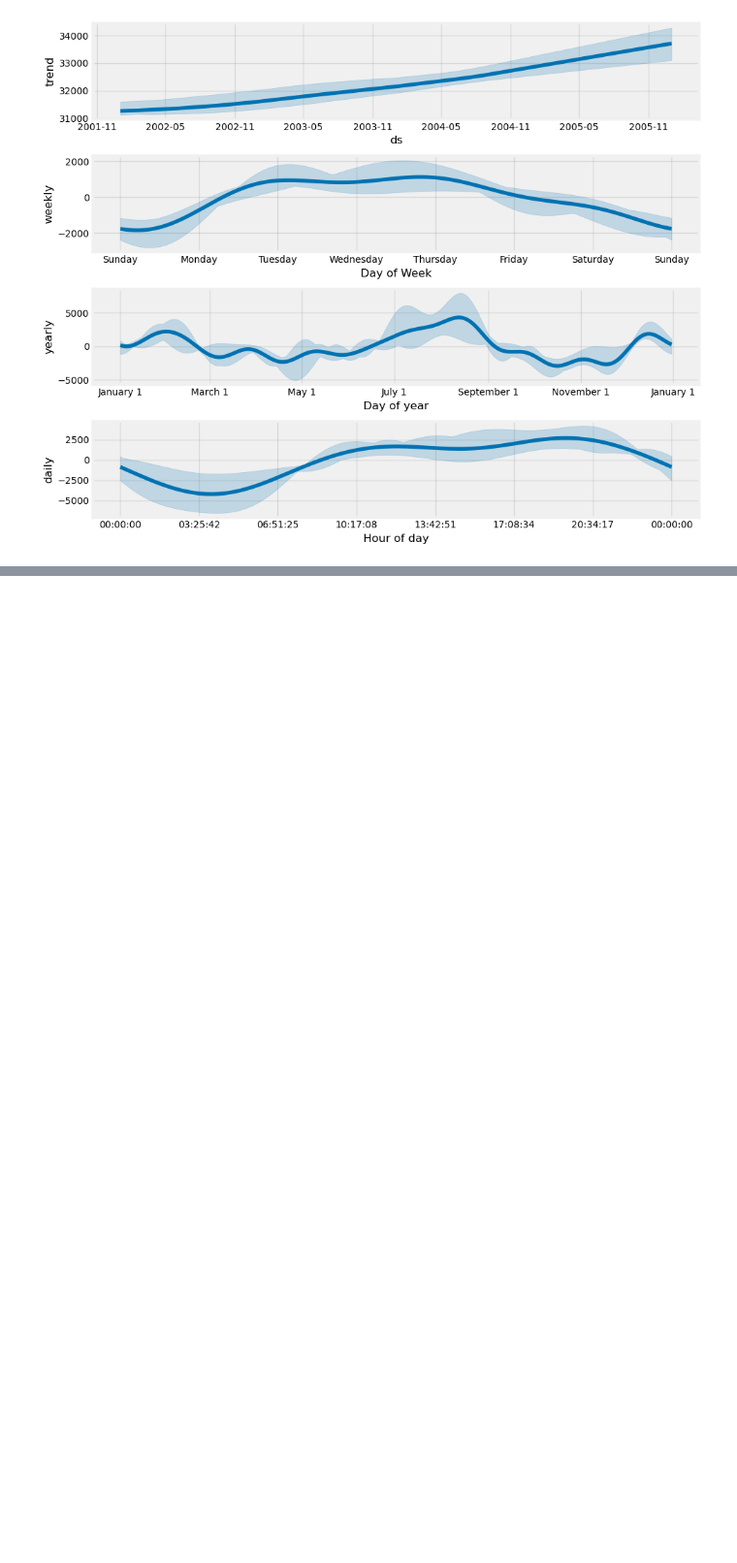
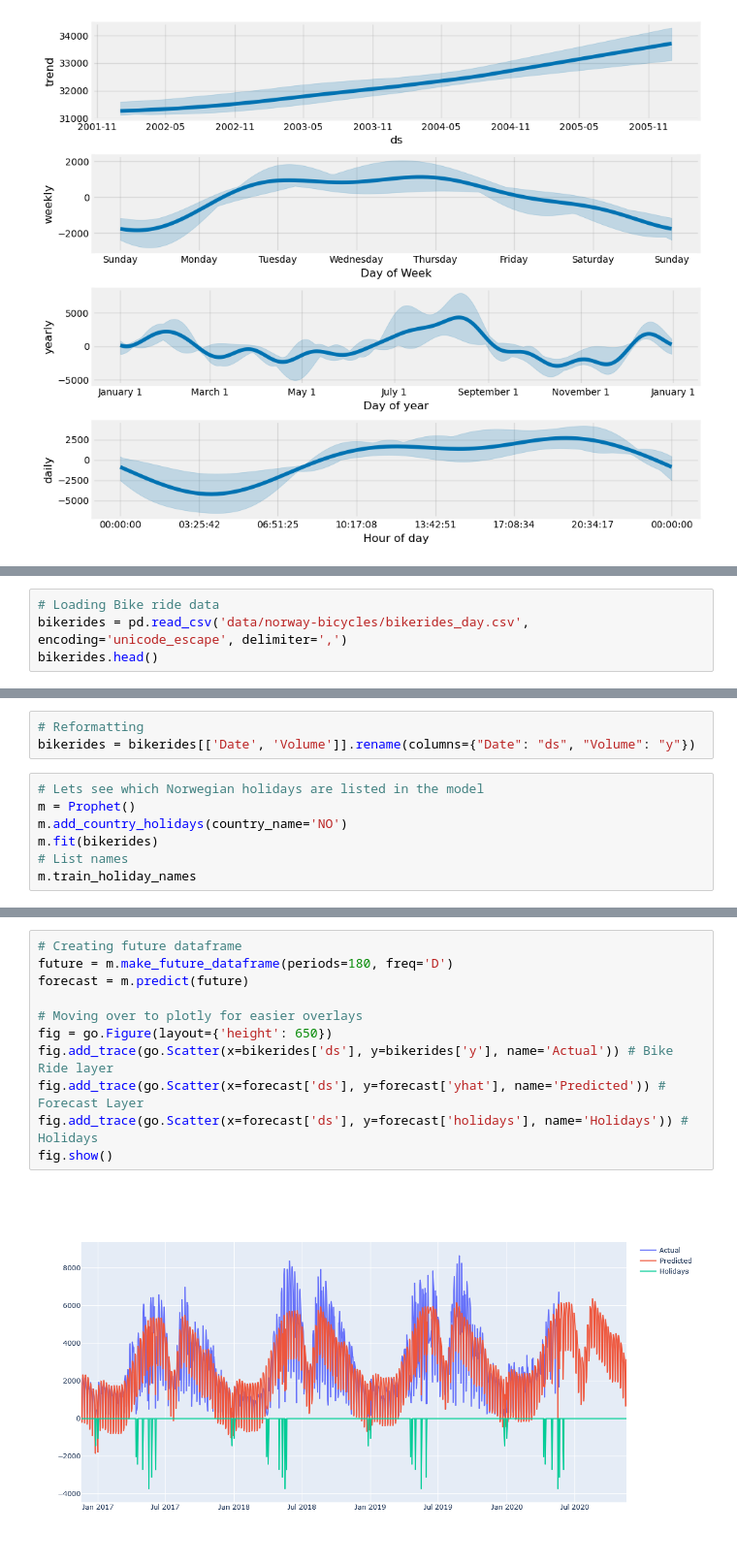
Before and after one commit to bachaudhry/time_series, a Jupyter notebook: ts_with_k/03_Prophet.ipynb, the cells around one changed output, grey strips where cells are left out. Shown at 97% size. Drawn from its saved outputs; the diff is of its cells as text; blank space fills up the shorter version.

Commit message:
added section on holidays & augmentations

```diff
--- a/ts_with_k/03_Prophet.ipynb
+++ b/ts_with_k/03_Prophet.ipynb
@@ -495,0 +514,4 @@ chain 4 |          | 00:00 Status
+# %%
+# Loading Bike ride data
+bikerides = pd.read_csv('data/norway-bicycles/bikerides_day.csv', encoding='unicode_escape', delimiter=',')
+bikerides.head()
@@ -495,0 +537,10 @@ chain 4 |          | 00:00 Status
+# %%
+# Reformatting
+bikerides = bikerides[['Date', 'Volume']].rename(columns={"Date": "ds", "Volume": "y"})
+# %%
+# Lets see which Norwegian holidays are listed in the model
+m = Prophet()
+m.add_country_holidays(country_name='NO')
+m.fit(bikerides)
+# List names
+m.train_holiday_names
@@ -495,0 +561,13 @@ chain 4 |          | 00:00 Status
+# %%
+# Creating future dataframe
+future = m.make_future_dataframe(periods=180, freq='D')
+forecast = m.predict(future)
+
+# Moving over to plotly for easier overlays
+fig = go.Figure(layout={'height': 650})
+fig.add_trace(go.Scatter(x=bikerides['ds'], y=bikerides['y'], name='Actual')) # Bike Ride layer
+fig.add_trace(go.Scatter(x=forecast['ds'], y=forecast['yhat'], name='Predicted')) # Forecast Layer
+fig.add_trace(go.Scatter(x=forecast['ds'], y=forecast['holidays'], name='Holidays')) # Holidays
+fig.show()
+# %% [output]
+[figure, added]
```
Also changed, not shown: parts of 9 cells of this notebook.
